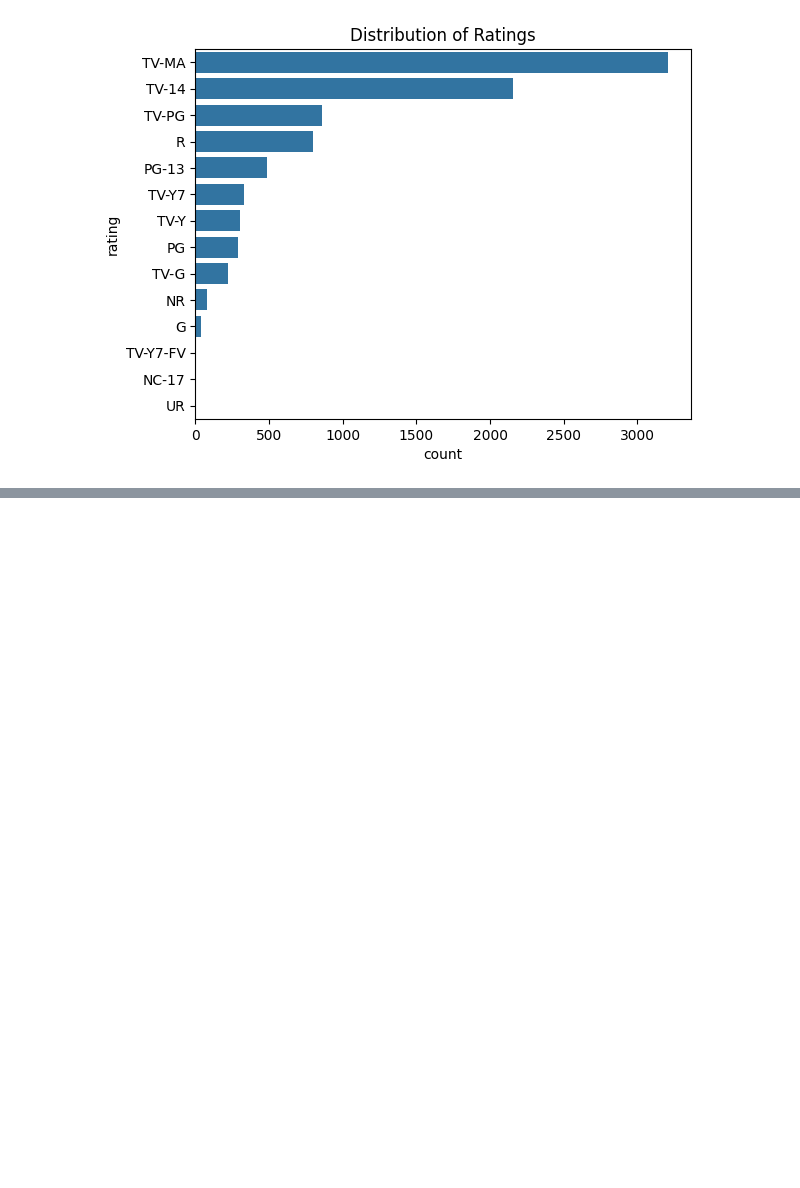
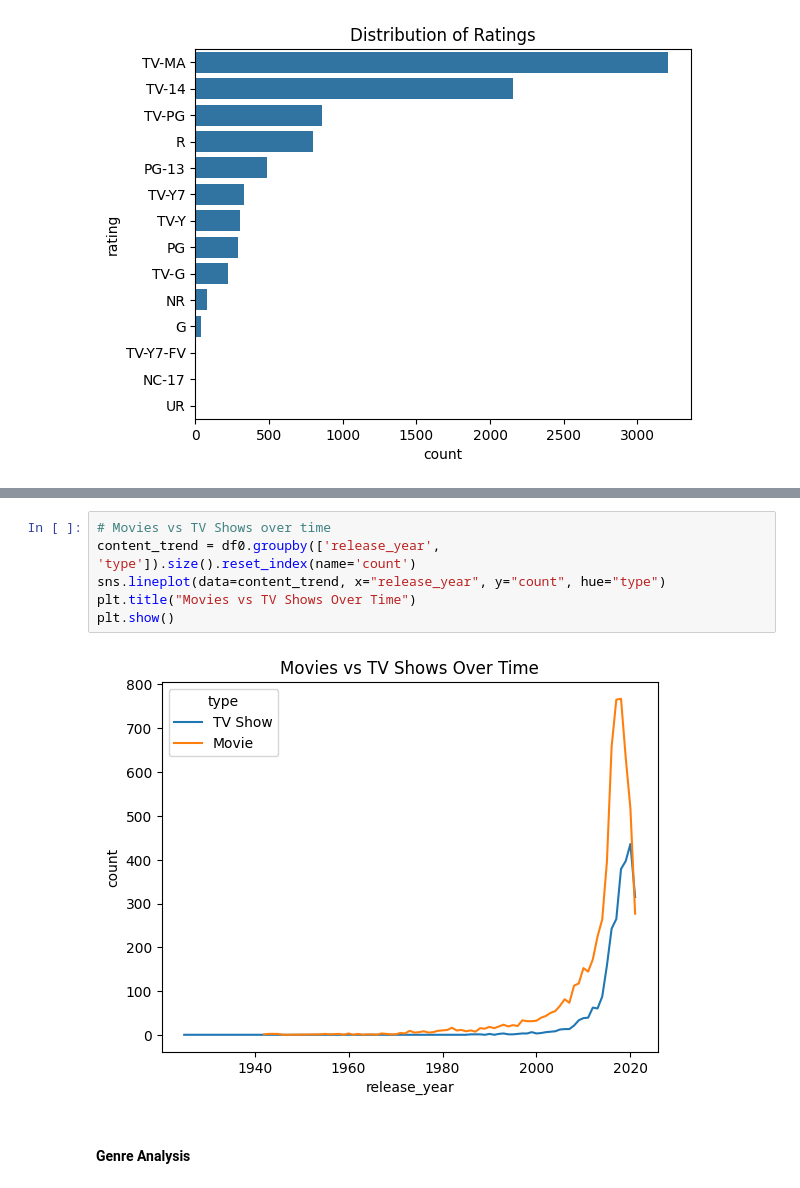
Before and after one commit to Shreyak1999/Portfolio-Projects, a Jupyter notebook: EDA_Netflix_Titles/eda.ipynb, the cells around one changed output, grey strips where cells are left out. Drawn from its saved outputs; the diff is of its cells as text; blank space fills up the shorter version.

```diff
--- a/EDA_Netflix_Titles/eda.ipynb
+++ b/EDA_Netflix_Titles/eda.ipynb
@@ -114,0 +127,10 @@ plt.show()
+# %%
+# Movies vs TV Shows over time
+content_trend = df0.groupby(['release_year', 'type']).size().reset_index(name='count')
+sns.lineplot(data=content_trend, x="release_year", y="count", hue="type")
+plt.title("Movies vs TV Shows Over Time")
+plt.show()
+# %% [output]
+[figure, added]
+# %% [markdown]
+#### Genre Analysis
```
Also changed, not shown: parts of 8 cells of this notebook, 5 other files.
